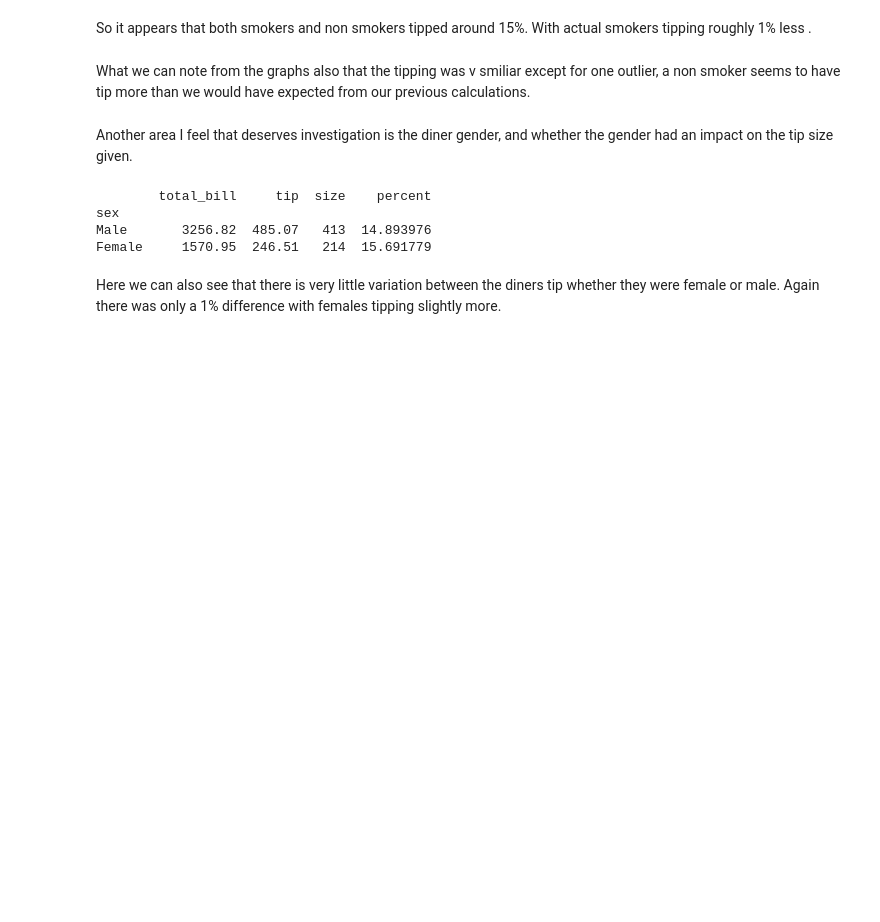
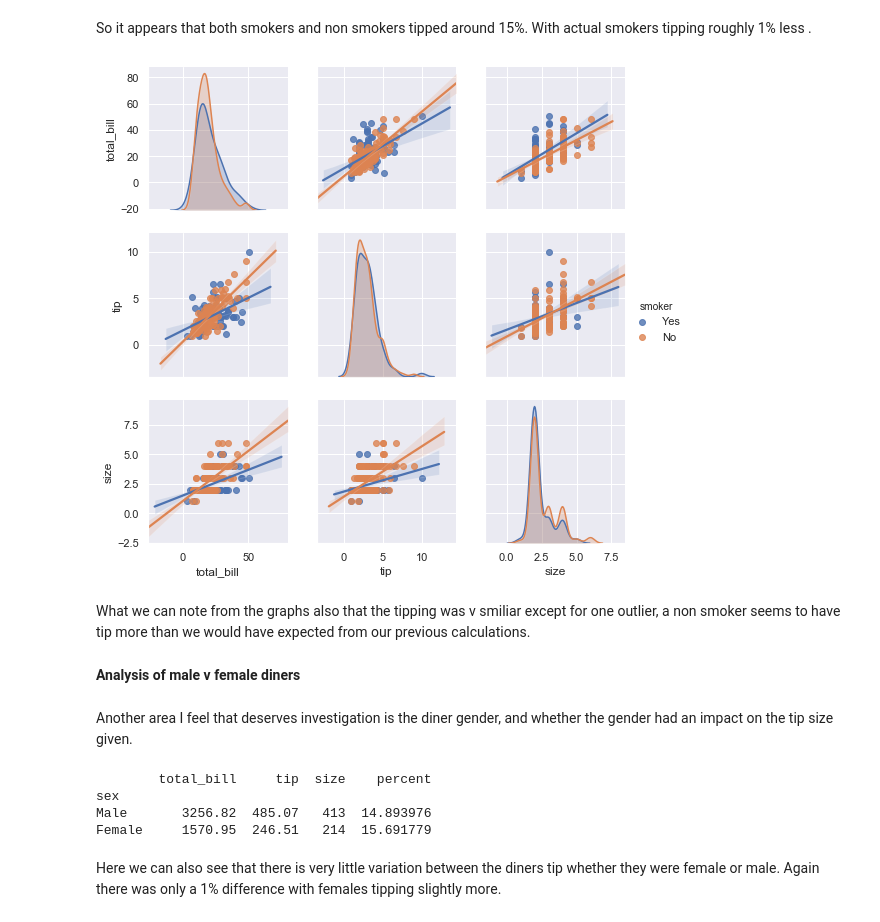
Before and after one commit to CQuinlan1/Projecttips, a Jupyter notebook: Tips dataset workings.ipynb, the cells around one changed output. Cells and saved outputs as stored; diff of their text form; code cells hidden in the pictures; blank space fills up the shorter version.

```diff
--- a/Tips dataset workings.ipynb
+++ b/Tips dataset workings.ipynb
@@ -80,10 +112,14 @@ So it appears that both smokers and non smokers tipped around 15%. With actual s
 # %%
 import seaborn as sns
 tips = sns.load_dataset("tips")
-g = sns.pairplot(tips,hue="smoker")
+g = sns.pairplot(tips,hue="smoker",kind='reg')
 # Here I want to view the data with smoker v non smoker to see if visually I could find a notable difference in their tipping
+# %% [output]
+[figure, added]
 # %% [markdown]
 What we can note from the graphs also that the tipping was v smiliar except for one outlier, a non smoker seems to have tip more than we would have expected from our previous calculations.
+# %% [markdown]
+**Analysis of male v female diners**
 # %% [markdown]
 Another area I feel that deserves investigation is the diner gender, and whether the gender had an impact on the tip size given.
 # %%
```
Also changed, not shown: parts of 42 cells of this notebook, 2 other files.
